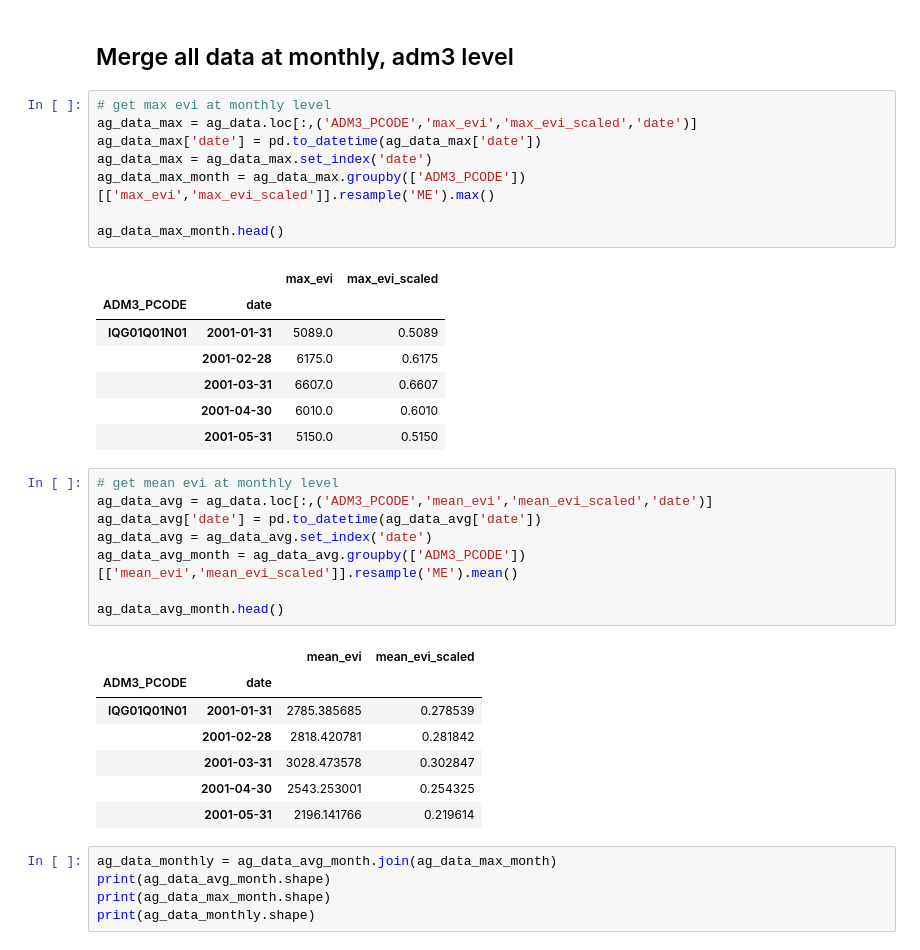
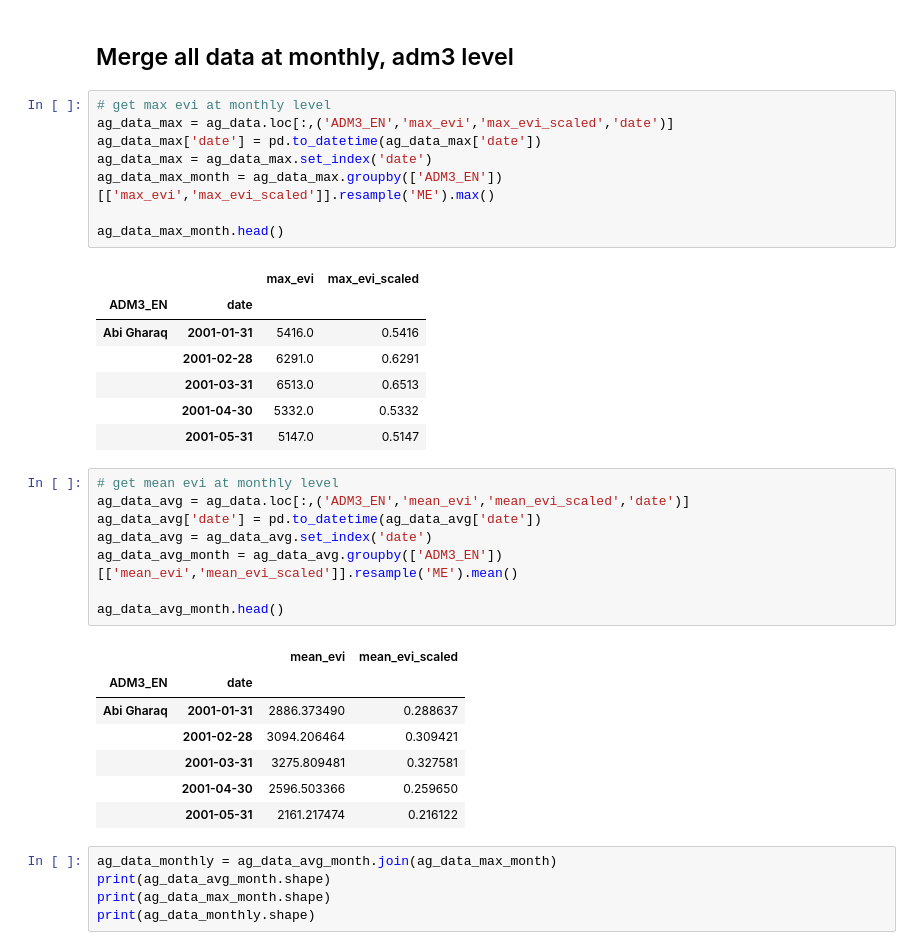
Before and after one commit to natalie-ayers/Iraq-post-conflict-rebel-governance, a Jupyter notebook: merge_datasets_adm3.ipynb, the cells around one changed output. Drawn from its saved outputs; the diff is of its cells as text.

```diff
--- a/merge_datasets_adm3.ipynb
+++ b/merge_datasets_adm3.ipynb
@@ -41,36 +59,36 @@ pop_df_full = pd.concat(pop_dfs, axis=0, ignore_index=True)
 ## Merge all data at monthly, adm3 level
 # %%
 # get max evi at monthly level
-ag_data_max = ag_data.loc[:,('ADM3_PCODE','max_evi','max_evi_scaled','date')]
+ag_data_max = ag_data.loc[:,('ADM3_EN','max_evi','max_evi_scaled','date')]
 ag_data_max['date'] = pd.to_datetime(ag_data_max['date'])
 ag_data_max = ag_data_max.set_index('date')
-ag_data_max_month = ag_data_max.groupby(['ADM3_PCODE'])[['max_evi','max_evi_scaled']].resample('ME').max()
+ag_data_max_month = ag_data_max.groupby(['ADM3_EN'])[['max_evi','max_evi_scaled']].resample('ME').max()
 
 ag_data_max_month.head()
 # %% [output]
 |  |  | max_evi | max_evi_scaled |
-| ADM3_PCODE | date |  |  |
-| IQG01Q01N01 | 2001-01-31 | 5089.0 | 0.5089 |
-|  | 2001-02-28 | 6175.0 | 0.6175 |
-|  | 2001-03-31 | 6607.0 | 0.6607 |
-|  | 2001-04-30 | 6010.0 | 0.6010 |
-|  | 2001-05-31 | 5150.0 | 0.5150 |
+| ADM3_EN | date |  |  |
+| Abi Gharaq | 2001-01-31 | 5416.0 | 0.5416 |
+|  | 2001-02-28 | 6291.0 | 0.6291 |
+|  | 2001-03-31 | 6513.0 | 0.6513 |
+|  | 2001-04-30 | 5332.0 | 0.5332 |
+|  | 2001-05-31 | 5147.0 | 0.5147 |
 # %%
 # get mean evi at monthly level
-ag_data_avg = ag_data.loc[:,('ADM3_PCODE','mean_evi','mean_evi_scaled','date')]
+ag_data_avg = ag_data.loc[:,('ADM3_EN','mean_evi','mean_evi_scaled','date')]
 ag_data_avg['date'] = pd.to_datetime(ag_data_avg['date'])
 ag_data_avg = ag_data_avg.set_index('date')
-ag_data_avg_month = ag_data_avg.groupby(['ADM3_PCODE'])[['mean_evi','mean_evi_scaled']].resample('ME').mean()
+ag_data_avg_month = ag_data_avg.groupby(['ADM3_EN'])[['mean_evi','mean_evi_scaled']].resample('ME').mean()
 
 ag_data_avg_month.head()
 # %% [output]
 |  |  | mean_evi | mean_evi_scaled |
-| ADM3_PCODE | date |  |  |
-| IQG01Q01N01 | 2001-01-31 | 2785.385685 | 0.278539 |
-|  | 2001-02-28 | 2818.420781 | 0.281842 |
-|  | 2001-03-31 | 3028.473578 | 0.302847 |
-|  | 2001-04-30 | 2543.253001 | 0.254325 |
-|  | 2001-05-31 | 2196.141766 | 0.219614 |
+| ADM3_EN | date |  |  |
+| Abi Gharaq | 2001-01-31 | 2886.373490 | 0.288637 |
+|  | 2001-02-28 | 3094.206464 | 0.309421 |
+|  | 2001-03-31 | 3275.809481 | 0.327581 |
+|  | 2001-04-30 | 2596.503366 | 0.259650 |
+|  | 2001-05-31 | 2161.217474 | 0.216122 |
 # %%
 ag_data_monthly = ag_data_avg_month.join(ag_data_max_month)
 print(ag_data_avg_month.shape)
```
Also changed, not shown: parts of 23 cells of this notebook, 6 other files.
